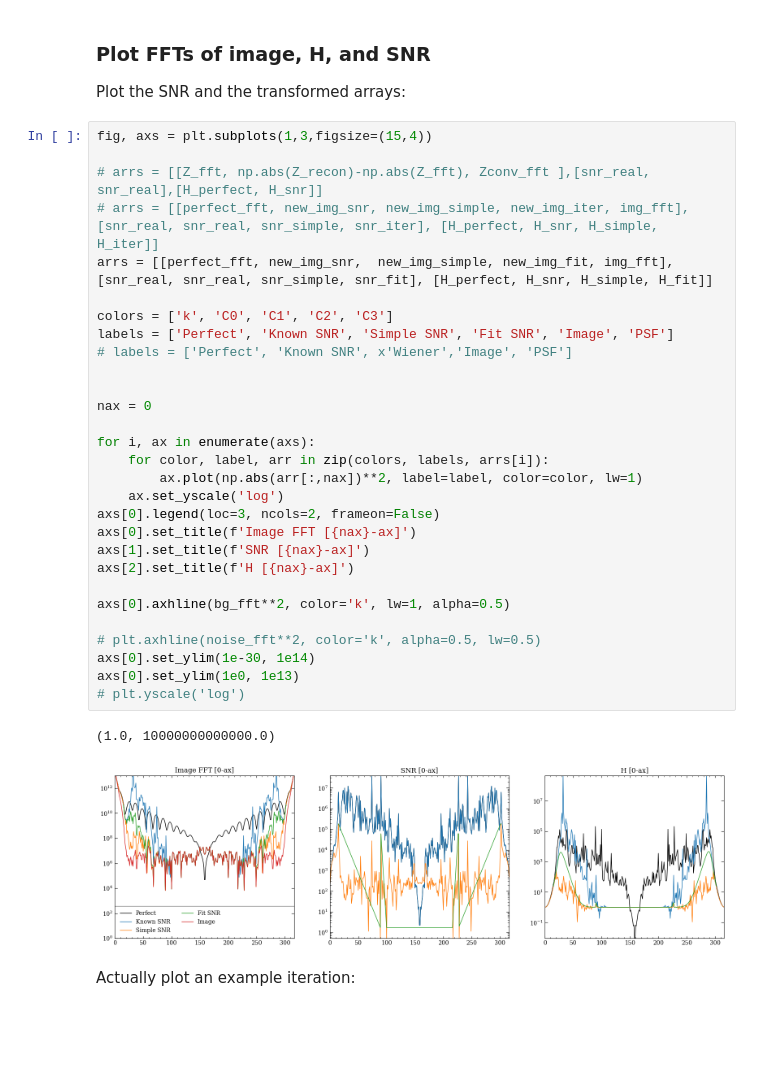
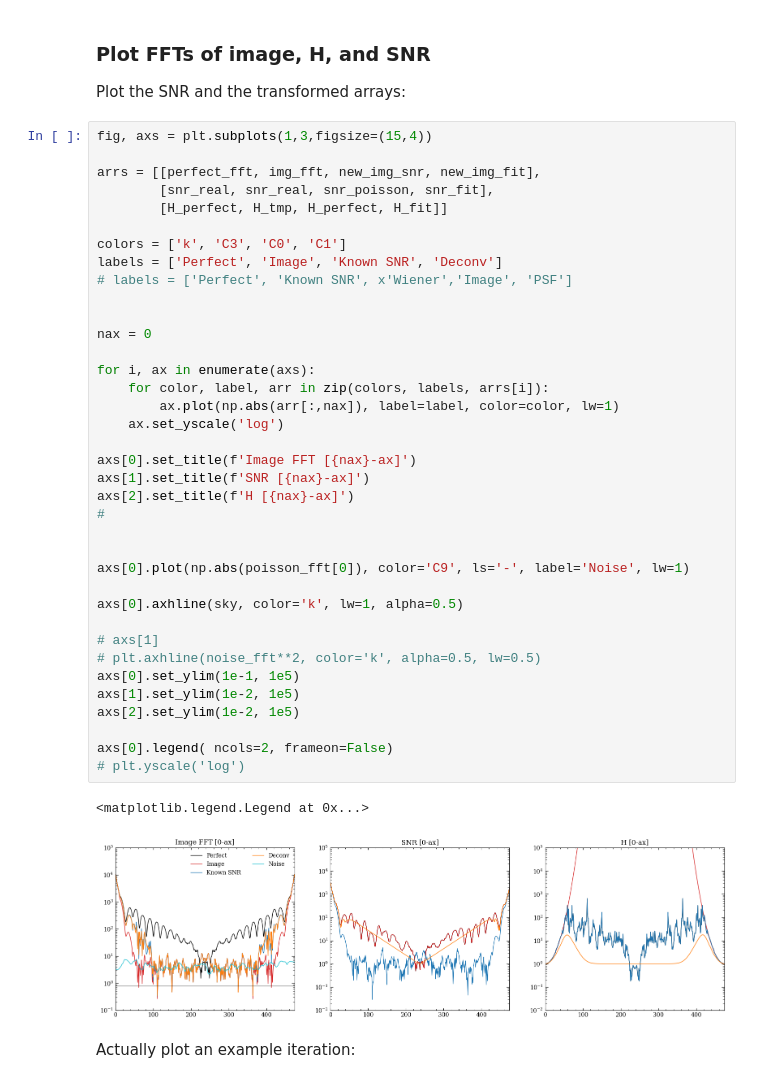
Before and after one commit to astro-nova/asymmetry, a Jupyter notebook: 4 Fourier New.ipynb, the cells around one changed output. Cells and saved outputs as stored; diff of their text form; blank space fills up the shorter version.

Commit message:
finaliza deconvolution

```diff
--- a/4 Fourier New.ipynb
+++ b/4 Fourier New.ipynb
@@ -599,38 +488,46 @@ plt.yscale('log')
 # %% [markdown]
 ### Plot FFTs of image, H, and SNR
 Plot the SNR and the transformed arrays:
-# %%
-fig, axs = plt.subplots(1,3,figsize=(15,4))
-
-# arrs = [[Z_fft, np.abs(Z_recon)-np.abs(Z_fft), Zconv_fft ],[snr_real, snr_real],[H_perfect, H_snr]]
-# arrs = [[perfect_fft, new_img_snr, new_img_simple, new_img_iter, img_fft], [snr_real, snr_real, snr_simple, snr_iter], [H_perfect, H_snr, H_simple, H_iter]]
-arrs = [[perfect_fft, new_img_snr,  new_img_simple, new_img_fit, img_fft], [snr_real, snr_real, snr_simple, snr_fit], [H_perfect, H_snr, H_simple, H_fit]]
-
-colors = ['k', 'C0', 'C1', 'C2', 'C3']
-labels = ['Perfect', 'Known SNR', 'Simple SNR', 'Fit SNR', 'Image', 'PSF']
-# labels = ['Perfect', 'Known SNR', x'Wiener','Image', 'PSF']
-
-
-nax = 0
-
-for i, ax in enumerate(axs):
-    for color, label, arr in zip(colors, labels, arrs[i]):
-        ax.plot(np.abs(arr[:,nax])**2, label=label, color=color, lw=1)
-    ax.set_yscale('log')
-axs[0].legend(loc=3, ncols=2, frameon=False)
-axs[0].set_title(f'Image FFT [{nax}-ax]')
-axs[1].set_title(f'SNR [{nax}-ax]')
-axs[2].set_title(f'H [{nax}-ax]')
-
-axs[0].axhline(bg_fft**2, color='k', lw=1, alpha=0.5)
-
-# plt.axhline(noise_fft**2, color='k', alpha=0.5, lw=0.5)
-axs[0].set_ylim(1e-30, 1e14)
-axs[0].set_ylim(1e0, 1e13)
-# plt.yscale('log')
-# %% [output]
-(1.0, 10000000000000.0)
-[figure, removed]
+# %%
+fig, axs = plt.subplots(1,3,figsize=(15,4))
+
+arrs = [[perfect_fft, img_fft, new_img_snr, new_img_fit],
+        [snr_real, snr_real, snr_poisson, snr_fit],
+        [H_perfect, H_tmp, H_perfect, H_fit]]
+
+colors = ['k', 'C3', 'C0', 'C1']
+labels = ['Perfect', 'Image', 'Known SNR', 'Deconv']
+# labels = ['Perfect', 'Known SNR', x'Wiener','Image', 'PSF']
+
+
+nax = 0
+
+for i, ax in enumerate(axs):
+    for color, label, arr in zip(colors, labels, arrs[i]):
+        ax.plot(np.abs(arr[:,nax]), label=label, color=color, lw=1)
+    ax.set_yscale('log')
+
+axs[0].set_title(f'Image FFT [{nax}-ax]')
+axs[1].set_title(f'SNR [{nax}-ax]')
+axs[2].set_title(f'H [{nax}-ax]')
+#
+
+
+axs[0].plot(np.abs(poisson_fft[0]), color='C9', ls='-', label='Noise', lw=1)
+
+axs[0].axhline(sky, color='k', lw=1, alpha=0.5)
+
+# axs[1]
+# plt.axhline(noise_fft**2, color='k', alpha=0.5, lw=0.5)
+axs[0].set_ylim(1e-1, 1e5)
+axs[1].set_ylim(1e-2, 1e5)
+axs[2].set_ylim(1e-2, 1e5)
+
+axs[0].legend( ncols=2, frameon=False)
+# plt.yscale('log')
+# %% [output]
+<matplotlib.legend.Legend at 0x...>
+[figure, added]
 # %% [markdown]
 Actually plot an example iteration:
 # %% [markdown]
```
Also changed, not shown: parts of 36 cells of this notebook, 4 other files.
